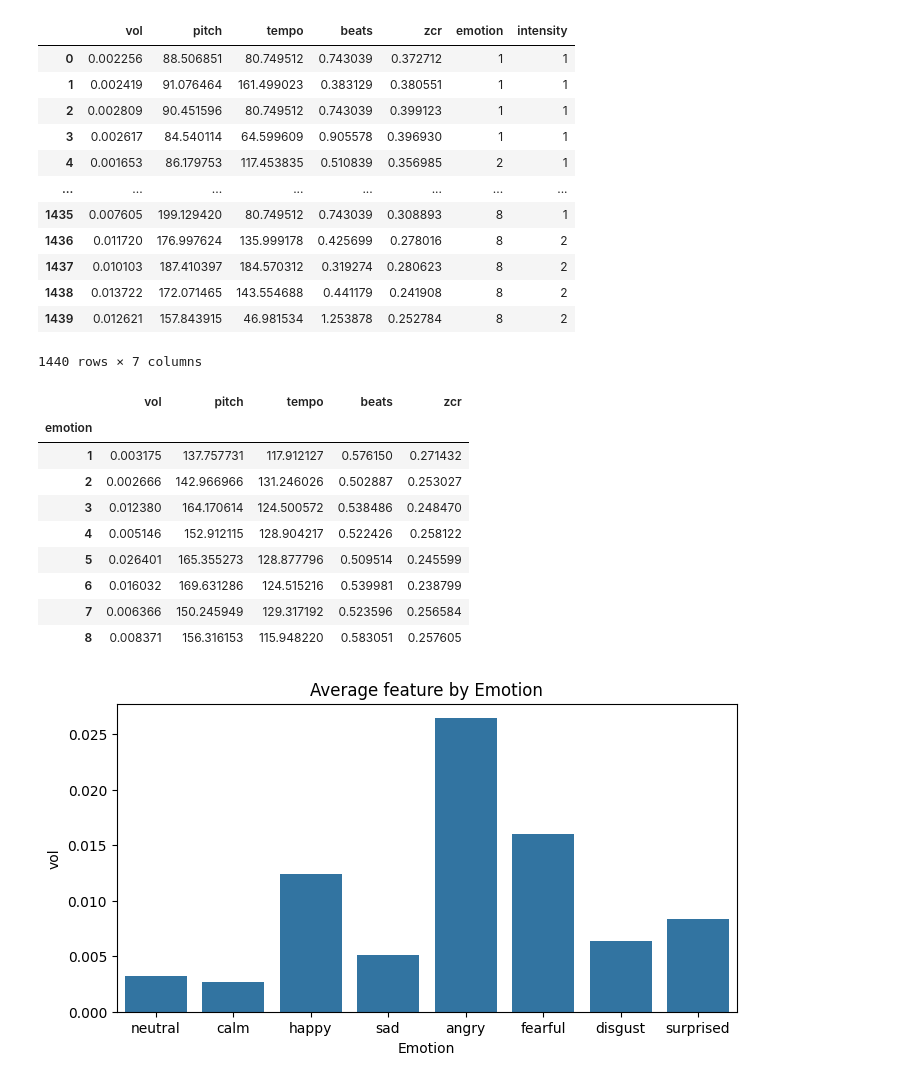
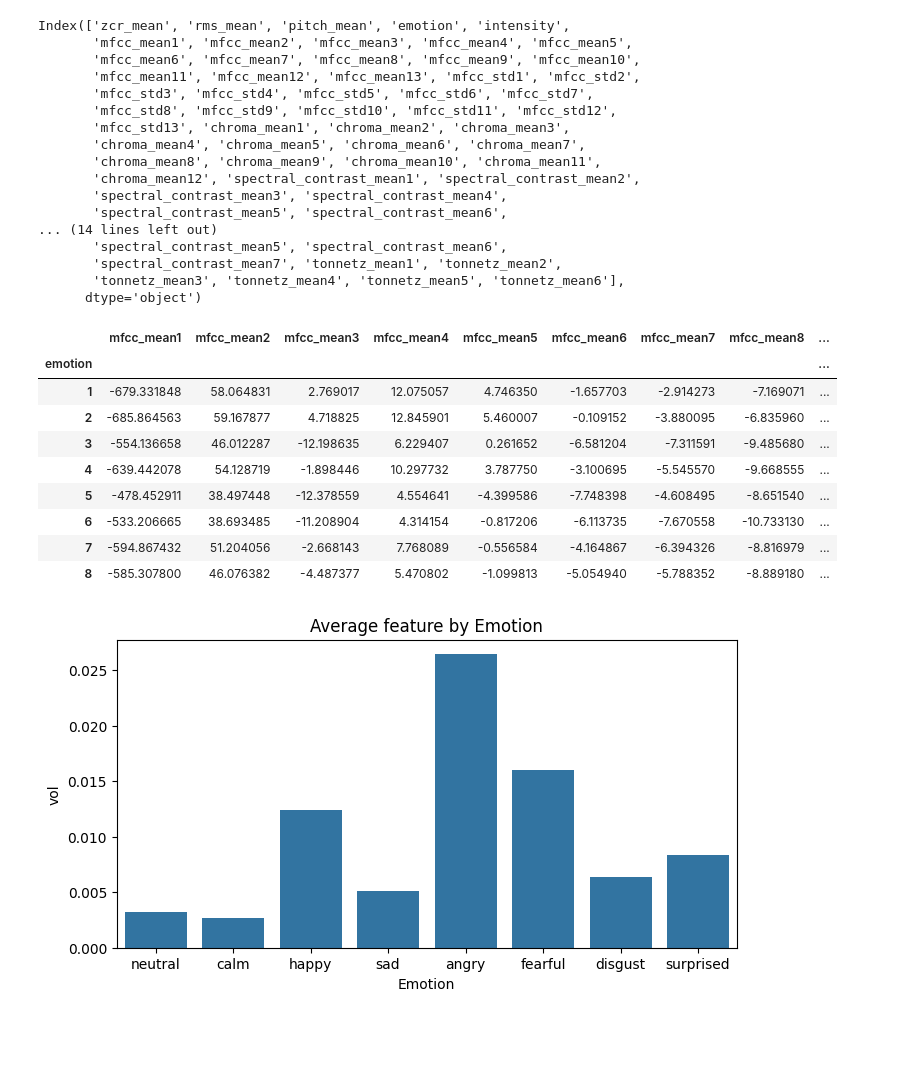
Before and after one commit to CallumRobertson-Cox/speech-emotion-predictor-, a Jupyter notebook: create_database.ipynb, the cells around one changed output. Saved outputs shown, nothing was run; the diff lists cells and outputs as text; code cells hidden in the pictures; blank space fills up the shorter version.

```diff
--- a/create_database.ipynb
+++ b/create_database.ipynb
@@ -7,6 +7,11 @@ import matplotlib.pyplot as plt
 import seaborn as sns
 # %%
 #emotion_code = int(file.split("-")[2])
-df = pd.DataFrame(columns=['vol', 'pitch', 'tempo', "beats", 'zcr', 'emotion', 'intensity'])
+df = pd.DataFrame(columns=[f'mfcc_mean_{i}' for i in range(1, 14)] +
+    [f'mfcc_std_{i}' for i in range(1, 14)] +
+    [f'chroma_mean_{i}' for i in range(1, 13)] +
+    [f'spectral_contrast_mean_{i}' for i in range(1, 8)] +
+    [f'tonnetz_mean_{i}' for i in range(1, 7)] +
+    ['zcr_mean', 'rms_mean', 'pitch_mean', 'emotion', 'intensity'])
 df
 # %% [output]
@@ -52,34 +124,41 @@ df.head()
 # %%
-df.head()
-df
+ndf = df.dropna(axis=1)
+print(ndf.columns.unique())
+# dropped = df.columns.difference(ndf.columns)
+# print("Dropped columns:", dropped.tolist())
+print(ndf.columns)
 # %% [output]
-|  | vol | pitch | tempo | beats | zcr | emotion | intensity |
-| 0 | 0.002256 | 88.506851 | 80.749512 | 0.743039 | 0.372712 | 1 | 1 |
-| 1 | 0.002419 | 91.076464 | 161.499023 | 0.383129 | 0.380551 | 1 | 1 |
-| 2 | 0.002809 | 90.451596 | 80.749512 | 0.743039 | 0.399123 | 1 | 1 |
-| 3 | 0.002617 | 84.540114 | 64.599609 | 0.905578 | 0.396930 | 1 | 1 |
-| 4 | 0.001653 | 86.179753 | 117.453835 | 0.510839 | 0.356985 | 2 | 1 |
-| ... | ... | ... | ... | ... | ... | ... | ... |
-| 1435 | 0.007605 | 199.129420 | 80.749512 | 0.743039 | 0.308893 | 8 | 1 |
-| 1436 | 0.011720 | 176.997624 | 135.999178 | 0.425699 | 0.278016 | 8 | 2 |
-| 1437 | 0.010103 | 187.410397 | 184.570312 | 0.319274 | 0.280623 | 8 | 2 |
-| 1438 | 0.013722 | 172.071465 | 143.554688 | 0.441179 | 0.241908 | 8 | 2 |
-| 1439 | 0.012621 | 157.843915 | 46.981534 | 1.253878 | 0.252784 | 8 | 2 |
-1440 rows × 7 columns
+Index(['zcr_mean', 'rms_mean', 'pitch_mean', 'emotion', 'intensity',
+       'mfcc_mean1', 'mfcc_mean2', 'mfcc_mean3', 'mfcc_mean4', 'mfcc_mean5',
+       'mfcc_mean6', 'mfcc_mean7', 'mfcc_mean8', 'mfcc_mean9', 'mfcc_mean10',
+       'mfcc_mean11', 'mfcc_mean12', 'mfcc_mean13', 'mfcc_std1', 'mfcc_std2',
+       'mfcc_std3', 'mfcc_std4', 'mfcc_std5', 'mfcc_std6', 'mfcc_std7',
+       'mfcc_std8', 'mfcc_std9', 'mfcc_std10', 'mfcc_std11', 'mfcc_std12',
+       'mfcc_std13', 'chroma_mean1', 'chroma_mean2', 'chroma_mean3',
+       'chroma_mean4', 'chroma_mean5', 'chroma_mean6', 'chroma_mean7',
+       'chroma_mean8', 'chroma_mean9', 'chroma_mean10', 'chroma_mean11',
+       'chroma_mean12', 'spectral_contrast_mean1', 'spectral_contrast_mean2',
+       'spectral_contrast_mean3', 'spectral_contrast_mean4',
+       'spectral_contrast_mean5', 'spectral_contrast_mean6',
+... (14 lines left out)
+       'spectral_contrast_mean5', 'spectral_contrast_mean6',
+       'spectral_contrast_mean7', 'tonnetz_mean1', 'tonnetz_mean2',
+       'tonnetz_mean3', 'tonnetz_mean4', 'tonnetz_mean5', 'tonnetz_mean6'],
+      dtype='object')
 # %%
-emotion_means = df.groupby("emotion")[["vol", "pitch", "tempo", "beats", "zcr"]].mean()
-emotion_means
+mfcc_means = ndf.groupby("emotion")[[f'mfcc_mean{i}' for i in range(1, 14)]].mean()
+mfcc_means
 # %% [output]
-|  | vol | pitch | tempo | beats | zcr |
-| emotion |  |  |  |  |  |
-| 1 | 0.003175 | 137.757731 | 117.912127 | 0.576150 | 0.271432 |
-| 2 | 0.002666 | 142.966966 | 131.246026 | 0.502887 | 0.253027 |
-| 3 | 0.012380 | 164.170614 | 124.500572 | 0.538486 | 0.248470 |
-| 4 | 0.005146 | 152.912115 | 128.904217 | 0.522426 | 0.258122 |
-| 5 | 0.026401 | 165.355273 | 128.877796 | 0.509514 | 0.245599 |
-| 6 | 0.016032 | 169.631286 | 124.515216 | 0.539981 | 0.238799 |
-| 7 | 0.006366 | 150.245949 | 129.317192 | 0.523596 | 0.256584 |
-| 8 | 0.008371 | 156.316153 | 115.948220 | 0.583051 | 0.257605 |
+|  | mfcc_mean1 | mfcc_mean2 | mfcc_mean3 | mfcc_mean4 | mfcc_mean5 | mfcc_mean6 | mfcc_mean7 | mfcc_mean8 | ... |
+| emotion |  |  |  |  |  |  |  |  | ... |
+| 1 | -679.331848 | 58.064831 | 2.769017 | 12.075057 | 4.746350 | -1.657703 | -2.914273 | -7.169071 | ... |
+| 2 | -685.864563 | 59.167877 | 4.718825 | 12.845901 | 5.460007 | -0.109152 | -3.880095 | -6.835960 | ... |
+| 3 | -554.136658 | 46.012287 | -12.198635 | 6.229407 | 0.261652 | -6.581204 | -7.311591 | -9.485680 | ... |
+| 4 | -639.442078 | 54.128719 | -1.898446 | 10.297732 | 3.787750 | -3.100695 | -5.545570 | -9.668555 | ... |
+| 5 | -478.452911 | 38.497448 | -12.378559 | 4.554641 | -4.399586 | -7.748398 | -4.608495 | -8.651540 | ... |
+| 6 | -533.206665 | 38.693485 | -11.208904 | 4.314154 | -0.817206 | -6.113735 | -7.670558 | -10.733130 | ... |
+| 7 | -594.867432 | 51.204056 | -2.668143 | 7.768089 | -0.556584 | -4.164867 | -6.394326 | -8.816979 | ... |
+| 8 | -585.307800 | 46.076382 | -4.487377 | 5.470802 | -1.099813 | -5.054940 | -5.788352 | -8.889180 | ... |
 # %%
 emotion_map = {
     1: "neutral",
```
Also changed, not shown: parts of 7 cells of this notebook, 4 other files.
